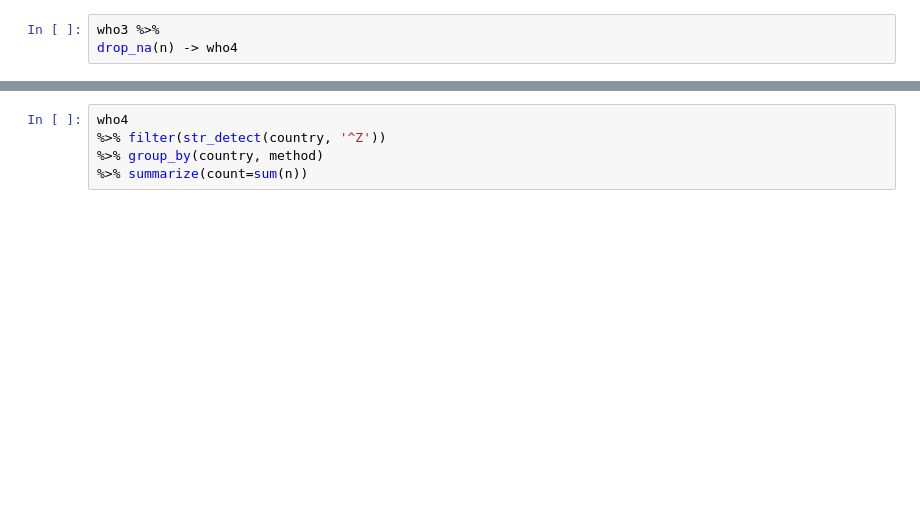
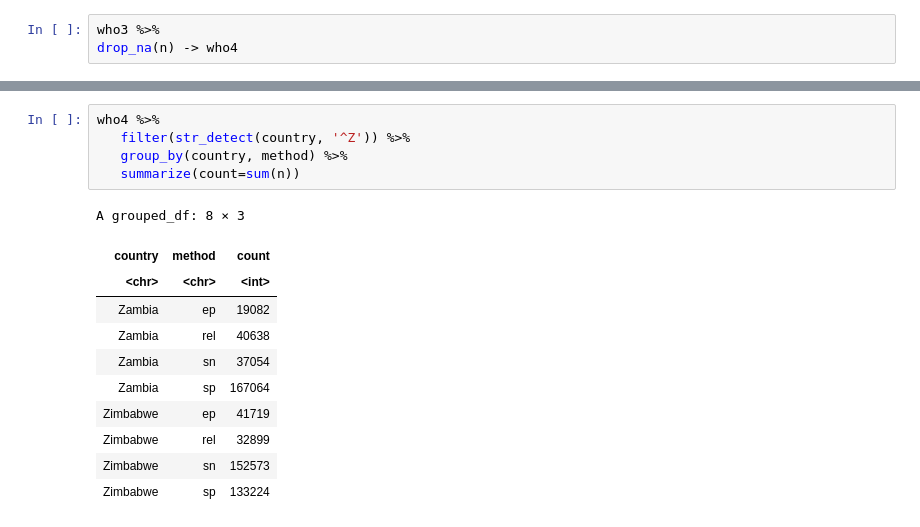
Before and after one commit to clintko/Duke_HTS2019, a Jupyter notebook: cliburn/R02_Tidying_Data_Solutions.ipynb, the cells around one changed output, grey strips where cells are left out. Drawn from its saved outputs; the diff is of its cells as text; blank space fills up the shorter version.

```diff
--- a/cliburn/R02_Tidying_Data_Solutions.ipynb
+++ b/cliburn/R02_Tidying_Data_Solutions.ipynb
@@ -101,5 +278,17 @@ who4 %>% head
 # %%
-who4
-%>% filter(str_detect(country, '^Z'))
-%>% group_by(country, method)
-%>% summarize(count=sum(n))
+who4 %>%
+   filter(str_detect(country, '^Z')) %>%
+   group_by(country, method) %>%
+   summarize(count=sum(n))
+# %% [output]
+A grouped_df: 8 × 3
+| country | method | count |
+| <chr> | <chr> | <int> |
+| Zambia | ep | 19082 |
+| Zambia | rel | 40638 |
+| Zambia | sn | 37054 |
+| Zambia | sp | 167064 |
+| Zimbabwe | ep | 41719 |
+| Zimbabwe | rel | 32899 |
+| Zimbabwe | sn | 152573 |
+| Zimbabwe | sp | 133224 |
```
Also changed, not shown: parts of 17 cells of this notebook, 11 other files.
